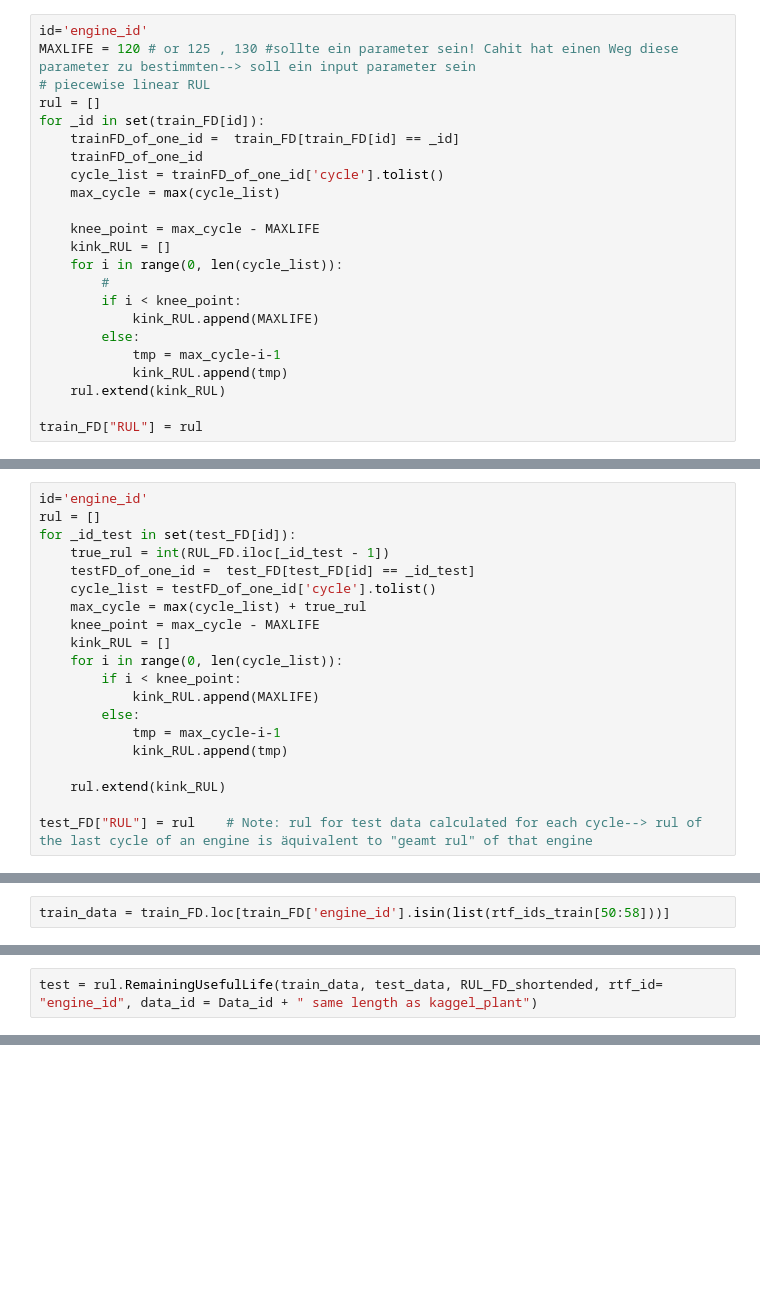
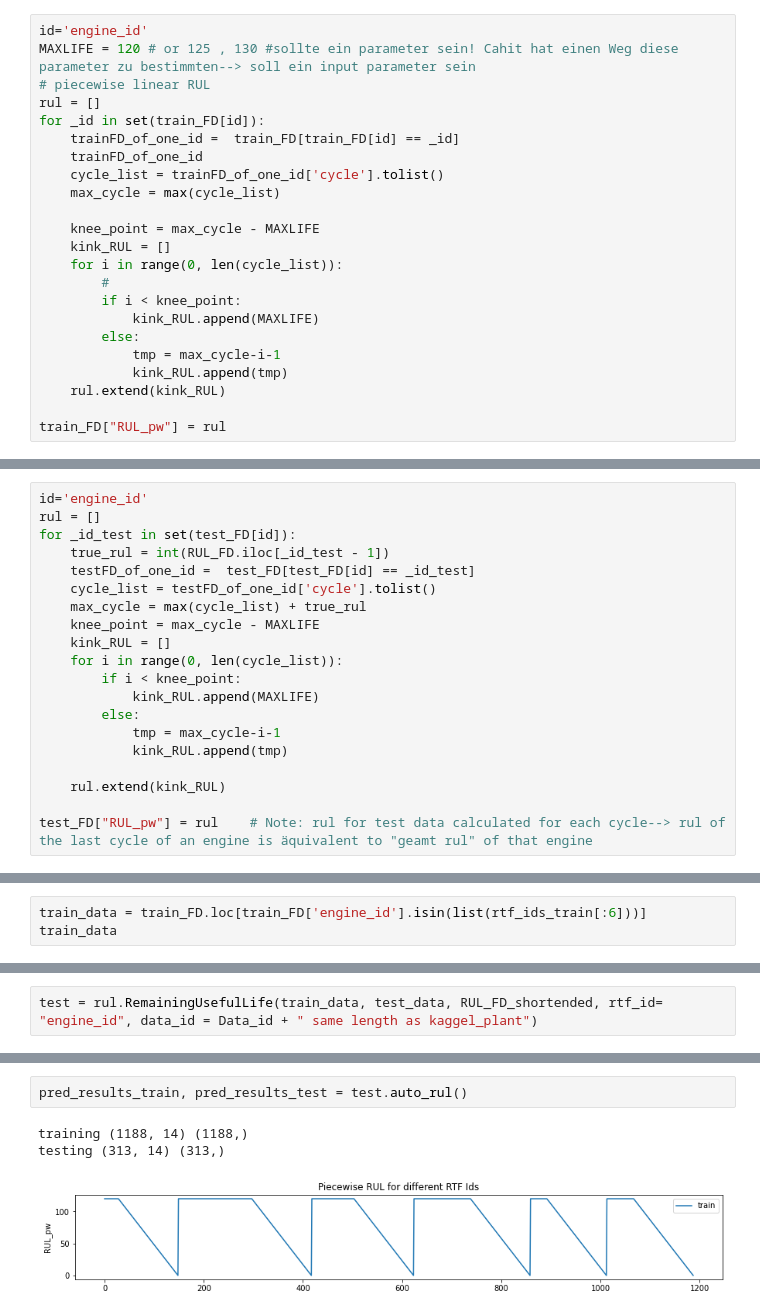
Before and after one commit to JoeZYX/AutoRUL, a Jupyter notebook: ECLSTM_RUL_estimation_tests.ipynb, the cells around one changed output, grey strips where cells are left out. Saved outputs shown, nothing was run; the diff lists cells and outputs as text; blank space fills up the shorter version.

```diff
--- a/ECLSTM_RUL_estimation_tests.ipynb
+++ b/ECLSTM_RUL_estimation_tests.ipynb
@@ -121,7 +121,7 @@ for _id in set(train_FD[id]):
             kink_RUL.append(tmp)
     rul.extend(kink_RUL)
 
-train_FD["RUL"] = rul
+train_FD["RUL_pw"] = rul
 # %%
 extract_RUL_per_rtf_id(train_FD, rtf_id_column_name="engine_id").head()
 # %% [output]
@@ -177,4 +177,4 @@ for _id_test in set(test_FD[id]):
 
     rul.extend(kink_RUL)
 
-test_FD["RUL"] = rul    # Note: rul for test data calculated for each cycle--> rul of the last cycle of an engine is äquivalent to "geamt rul" of that engine
+test_FD["RUL_pw"] = rul    # Note: rul for test data calculated for each cycle--> rul of the last cycle of an engine is äquivalent to "geamt rul" of that engine
@@ -729,4 +723,5 @@ train_FD.head()
 # %%
 rtf_ids_train = train_FD['engine_id'].unique()
 # %%
-train_data = train_FD.loc[train_FD['engine_id'].isin(list(rtf_ids_train[50:58]))]
+train_data = train_FD.loc[train_FD['engine_id'].isin(list(rtf_ids_train[:6]))]
+train_data
@@ -765,0 +799,6 @@ ValueError: X and y need to have the same index!
+# %%
+pred_results_train, pred_results_test = test.auto_rul()
+# %% [output]
+training (1188, 14) (1188,)
+testing (313, 14) (313,)
+[figure, added]
```
Also changed, not shown: parts of 12 cells of this notebook, 3 other files.
